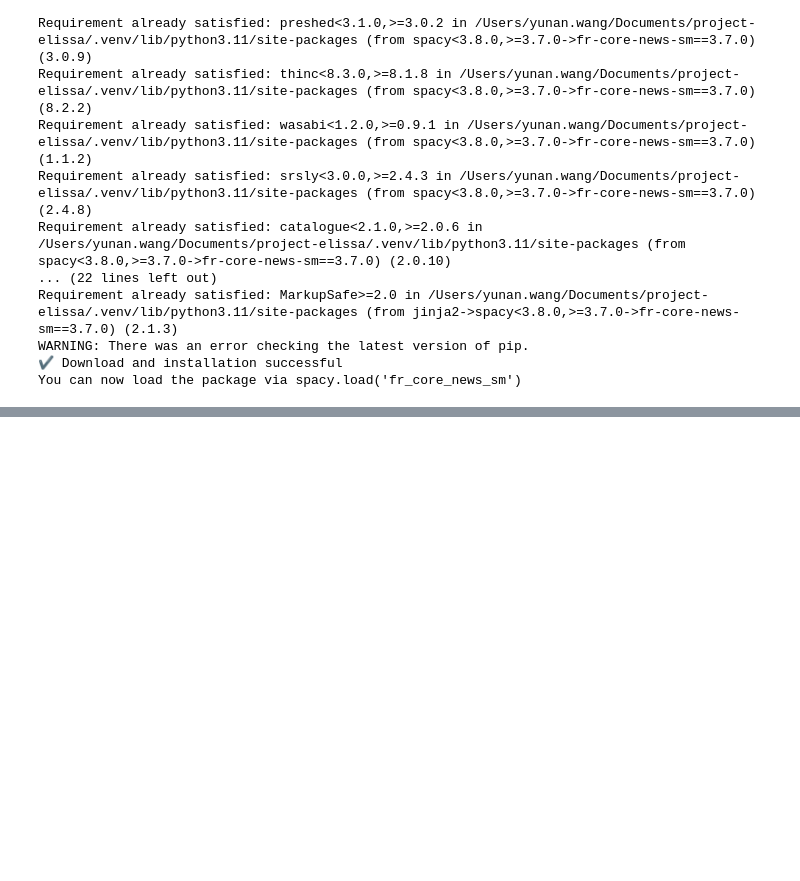
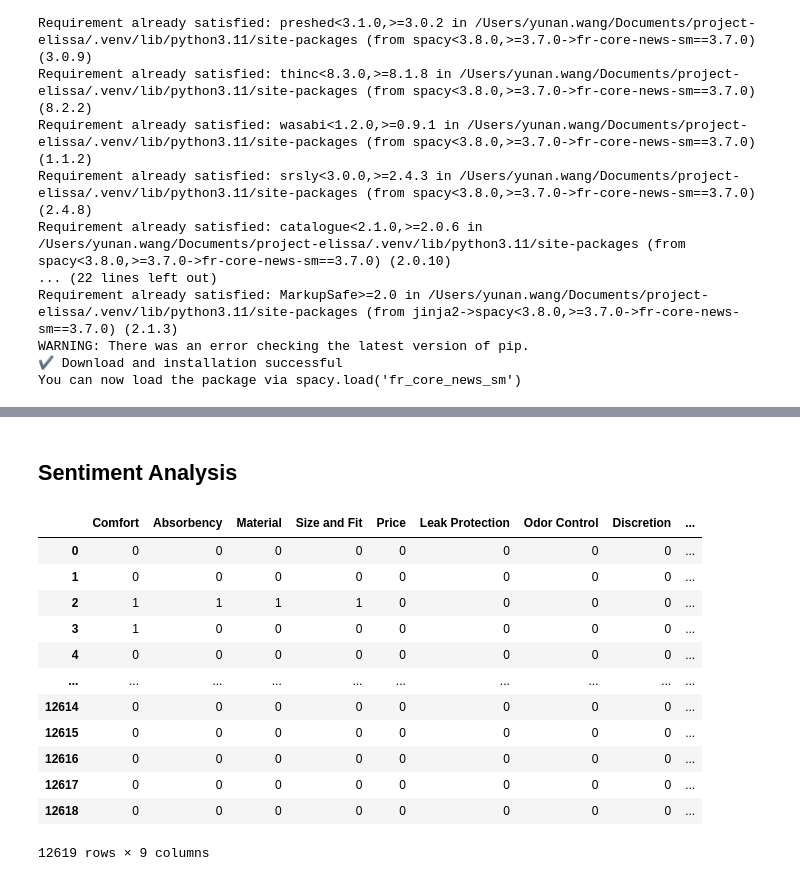
Before and after one commit to mintyfrankie/project-elissa, a Jupyter notebook: nlp/main.ipynb, the cells around one changed output, grey strips where cells are left out. Drawn from its saved outputs; the diff is of its cells as text; code cells hidden in the pictures; blank space fills up the shorter version.

Commit message:
feat: add sentiment analysis and tag transformation functions

```diff
--- a/nlp/main.ipynb
+++ b/nlp/main.ipynb
@@ -237,0 +243,2 @@ topic
+# %% [markdown]
+## Sentiment Analysis
@@ -237,0 +377,23 @@ topic
+# %%
+# FIXME: check length issue
+
+reviews_score = pd.DataFrame(
+    [construct_doc_tag_score(doc, TAGS_KEYWORDS) for doc in df_reviews["body"]]
+)
+
+reviews_score["asin"] = df["asin"]
+reviews_score
+# %% [output]
+|  | Comfort | Absorbency | Material | Size and Fit | Price | Leak Protection | Odor Control | Discretion | ... |
+| 0 | 0 | 0 | 0 | 0 | 0 | 0 | 0 | 0 | ... |
+| 1 | 0 | 0 | 0 | 0 | 0 | 0 | 0 | 0 | ... |
+| 2 | 1 | 1 | 1 | 1 | 0 | 0 | 0 | 0 | ... |
+| 3 | 1 | 0 | 0 | 0 | 0 | 0 | 0 | 0 | ... |
+| 4 | 0 | 0 | 0 | 0 | 0 | 0 | 0 | 0 | ... |
+| ... | ... | ... | ... | ... | ... | ... | ... | ... | ... |
+| 12614 | 0 | 0 | 0 | 0 | 0 | 0 | 0 | 0 | ... |
+| 12615 | 0 | 0 | 0 | 0 | 0 | 0 | 0 | 0 | ... |
+| 12616 | 0 | 0 | 0 | 0 | 0 | 0 | 0 | 0 | ... |
+| 12617 | 0 | 0 | 0 | 0 | 0 | 0 | 0 | 0 | ... |
+| 12618 | 0 | 0 | 0 | 0 | 0 | 0 | 0 | 0 | ... |
+12619 rows × 9 columns
```
Also changed, not shown: parts of 10 cells of this notebook.
